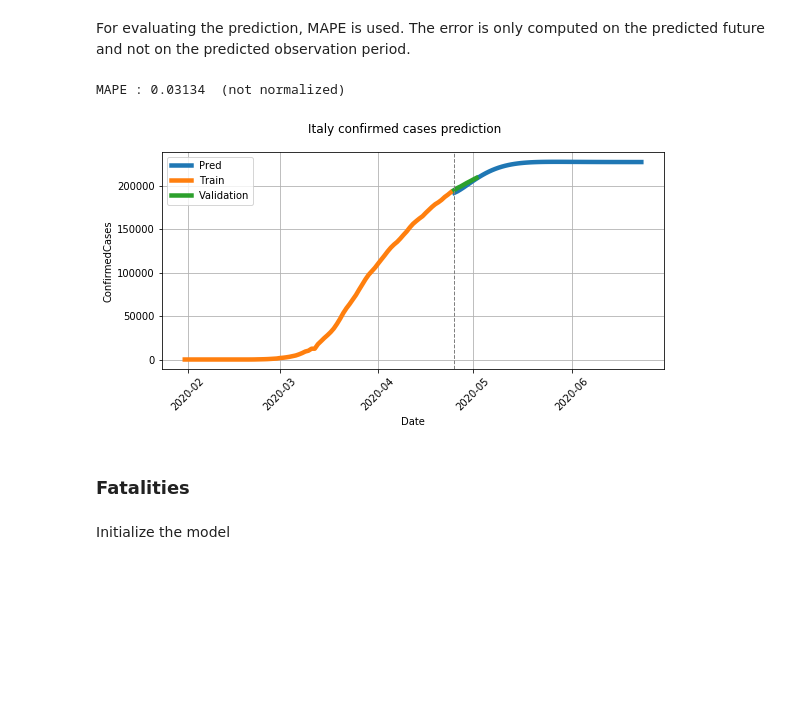
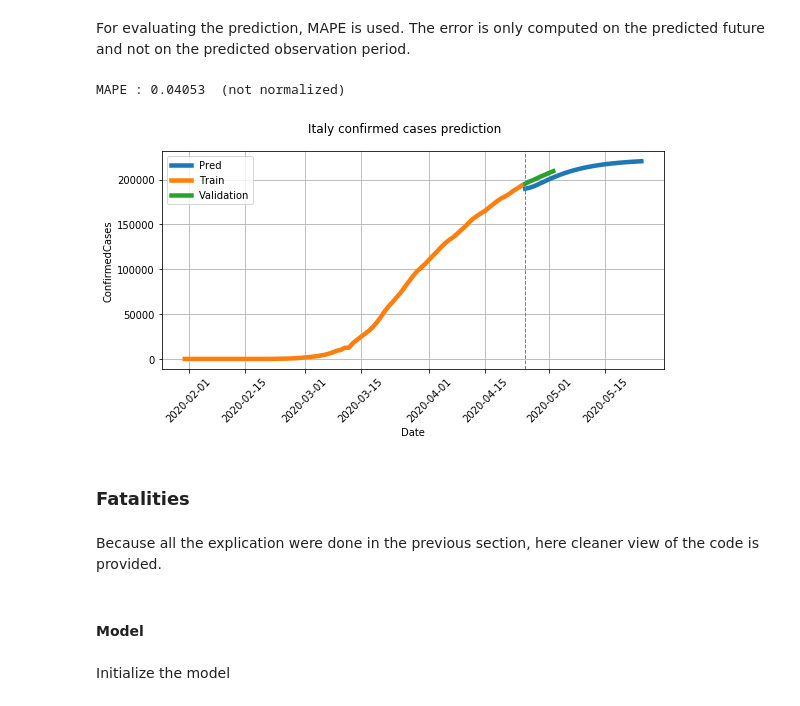
Before and after one commit to rdbch/COVID-19-Forecast, a Jupyter notebook: notebooks/Covid_19_spread_prediction_rnn.ipynb, the cells around one changed output. Saved outputs shown, nothing was run; the diff lists cells and outputs as text; code cells hidden in the pictures; blank space fills up the shorter version.

```diff
--- a/notebooks/Covid_19_spread_prediction_rnn.ipynb
+++ b/notebooks/Covid_19_spread_prediction_rnn.ipynb
@@ -124,11 +124,11 @@ display(errorData.sort_values(by='deathError').head())
 We select the for training only the countries that have an average error smaller that a threshold. I do this for both confirmed cases and fatalities and this is due to the fact that there are goinf to be trained one RNN model for each attribute. This will be further splitted andtransformed into bacthes splitted into test and validation data.
 # %%
 confData = dataUtils.get_target_data(allData, errorData,
-                                     errorThresh = .75,
+                                     errorThresh = .51,
                                      country     = COUNTRY,
                                      target      = 'confirmed')
 deadData = dataUtils.get_target_data(allData, errorData,
-                                     errorThresh = .75,
+                                     errorThresh = .51,
                                      country     = COUNTRY,
                                      target      = 'fatalities')
 
@@ -241,10 +242,10 @@ Now we need to define timming constants:
 # %%
-WIN_SIZE      = 10
-OBS_SIZE      = 5
-futureSteps   = 12
-supPredSteps  = WIN_SIZE - OBS_SIZE
+winSize       = 10
+obsSize       = 5
+futureSteps   = 30
+supPredSteps  = winSize - obsSize
 uPredSteps    = futureSteps - supPredSteps
-allPredSteps  = futureSteps + OBS_SIZE
+allPredSteps  = futureSteps + obsSize
 # %% [markdown]
 #### Train Data
 # %% [markdown]
@@ -349,7 +362,7 @@ The evaluation process is done for the source country only. For this, the last O
 confValData, confValLabel = dataUtils.get_val_data(confData, 'confirmed',
                                                    COUNTRY,
                                                    TRAIN_UP_TO,
-                                                   OBS_SIZE,
+                                                   obsSize,
                                                    confScaler)
 confValData = confValData.to(DEVICE)
 # %% [markdown]
@@ -359,38 +372,42 @@ confModel.eval()
 # get figure
 fig, ax = plt.subplots(1, 1, figsize = (9, 4))
 ax.tick_params(axis='x', rotation=45)
 fig.suptitle(COUNTRY + ' confirmed cases prediction')
 
 # make prediction
 confModel.returnFullSeq = False
-pred   = confModel(confValData, future = 60).cpu().detach().numpy()
+pred   = confModel(confValData, future = 30).cpu().detach().numpy()
 pred   = confScaler.inverse_transform(pred[0])
 
 error  = l1_norm_error(pred[:confValLabel.shape[0]], confValLabel.numpy())
 print("MAPE : %2.5f"% error.item(), ' (not normalized)')
 
 # prediction
 predDate = pd.date_range(start = TRAIN_UP_TO, periods=pred.shape[0])
 sns.lineplot(y = pred, x = predDate, ax = ax, linewidth=4.5)
 
 # plot train data
 showTrainData = confData[confData['Province_State'] == COUNTRY]
 showTrainData = showTrainData[showTrainData['Date'] < TRAIN_UP_TO]
 sns.lineplot(y = 'ConfirmedCases', x = 'Date', data = showTrainData, ax = ax, linewidth=4.5)
 
 # plot val data
 showValData = confData[confData['Province_State'] == COUNTRY]
 showValData = showValData[showValData['Date'] >= TRAIN_UP_TO]
 sns.lineplot(y = 'ConfirmedCases', x ='Date', data = showValData, ax = ax, linewidth=4.5);
 
 ax.legend(['Pred', 'Train', 'Validation'])
 ax.axvline(x=TRAIN_UP_TO, ymin = 0.0, ymax = 1.0, linestyle='--', lw = 1, color = '#808080')
 ax.grid(True)
 # %% [output]
-MAPE : 0.03134  (not normalized)
+MAPE : 0.04053  (not normalized)
-[figure, old version]
+[figure, new version]
 # %% [markdown]
 ### Fatalities
+# %% [markdown]
+Because all the explication were done in the previous section, here cleaner view of the code is provided.
+# %% [markdown]
+#### Model
 # %% [markdown]
 Initialize the model
 # %%
```
Also changed, not shown: parts of 29 cells of this notebook, 1 other file.
